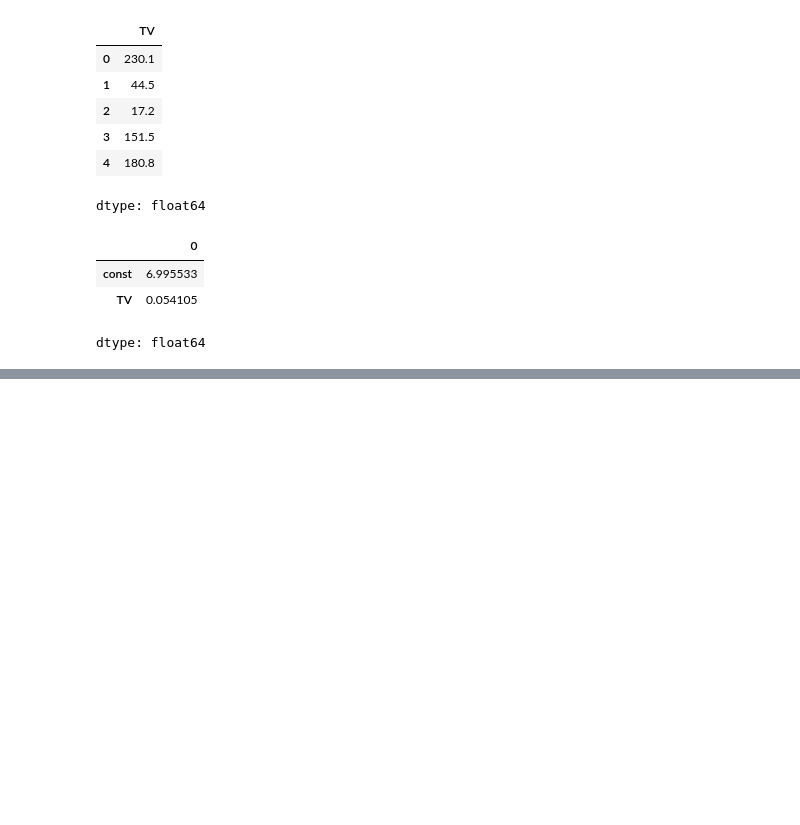
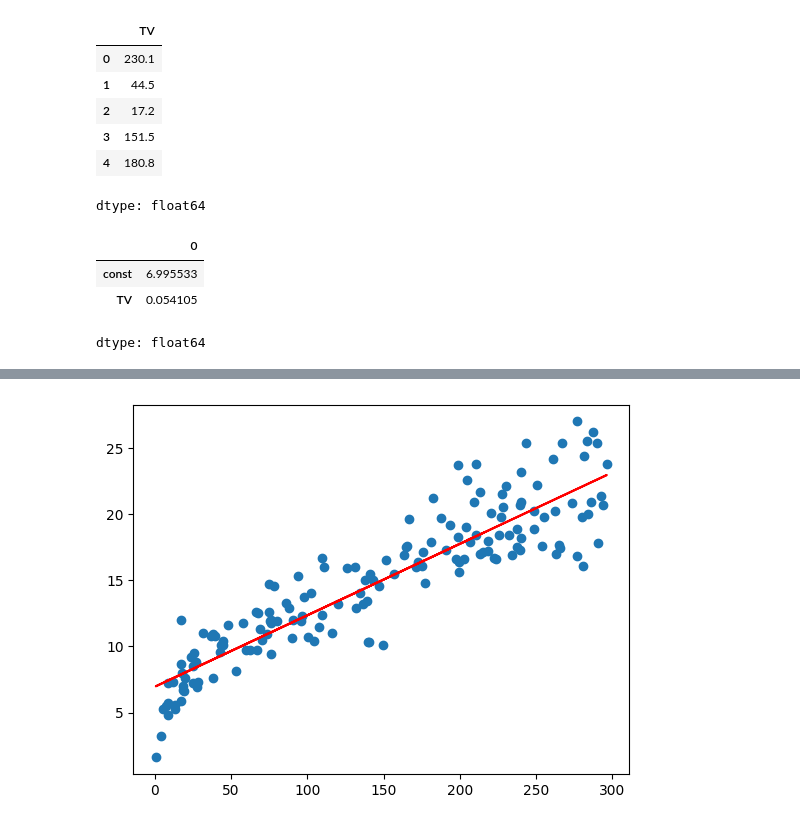
Before and after one commit to AustinKarki/75-Days-of-Coding-Challenge, a Jupyter notebook: Linear_Regression.ipynb, the cells around one changed output, grey strips where cells are left out. Saved outputs shown, nothing was run; the diff lists cells and outputs as text; code cells hidden in the pictures; blank space fills up the shorter version.

```diff
--- a/Linear_Regression.ipynb
+++ b/Linear_Regression.ipynb
@@ -129,0 +149,6 @@ Notes:
+# %%
+plt.scatter(X_train,Y_train)
+plt.plot(X_train,6.948 + 0.054 * X_train, 'r')
+plt.show()
+# %% [output]
+[figure, added]
```
Also changed, not shown: parts of 13 cells of this notebook.
